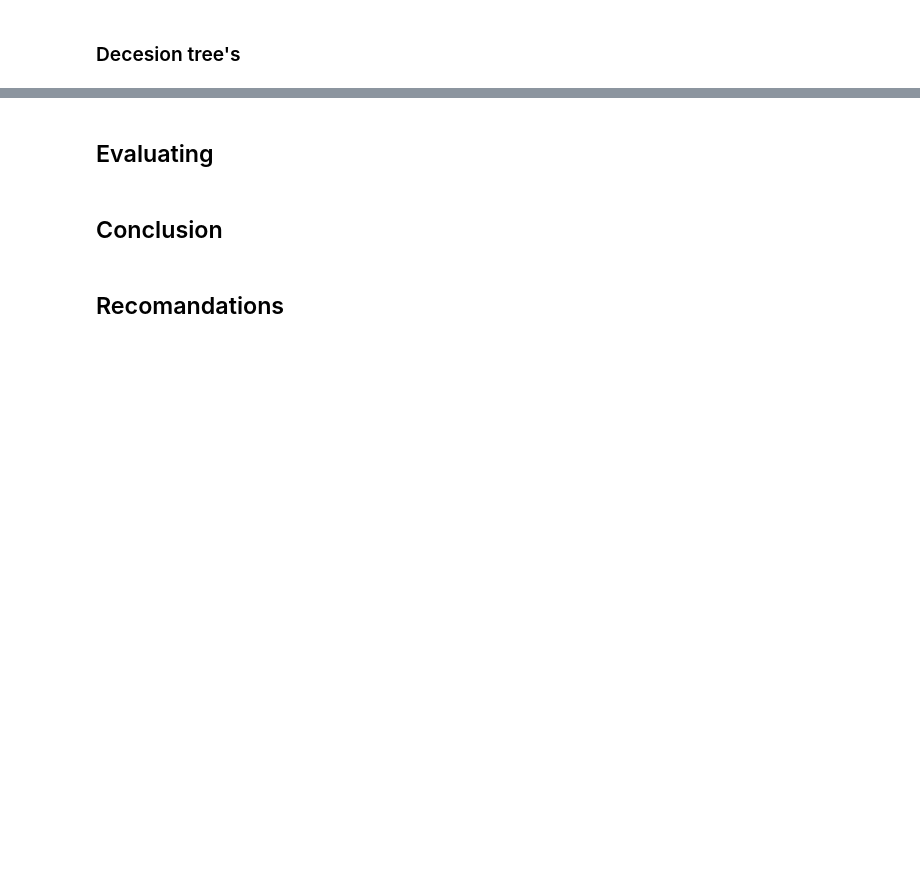
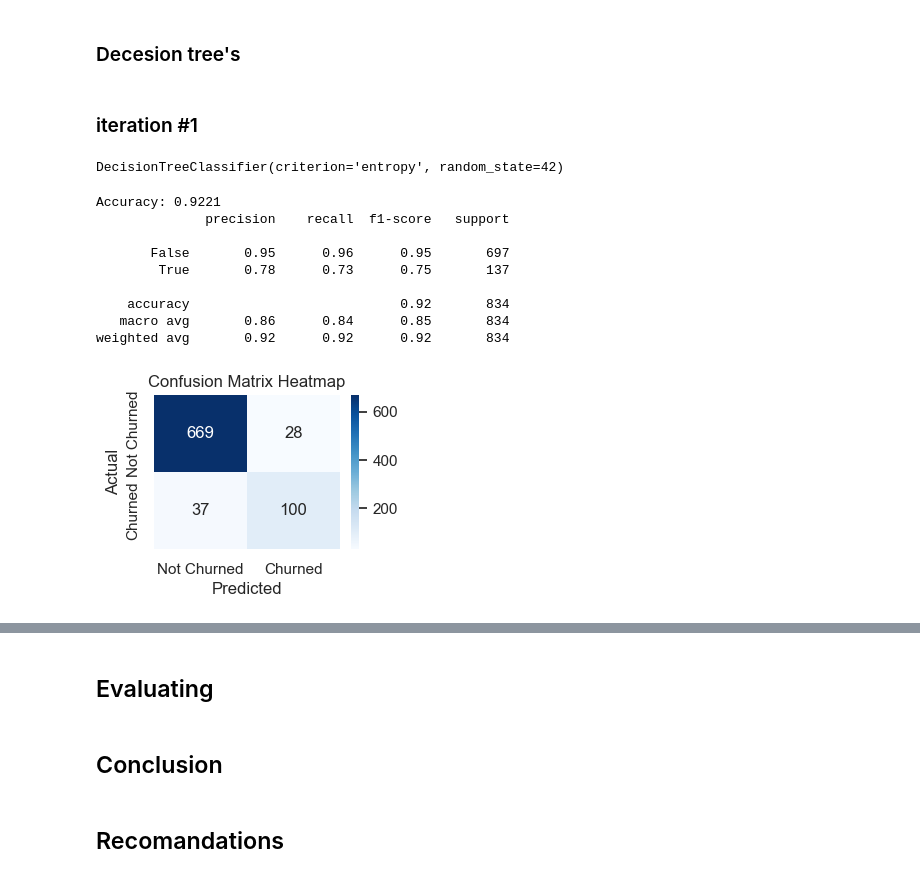
Before and after one commit to Churabros/Churn-predictor-model, a Jupyter notebook: index.ipynb, the cells around one changed output, grey strips where cells are left out. Drawn from its saved outputs; the diff is of its cells as text; code cells hidden in the pictures; blank space fills up the shorter version.

Commit message:
added decesion trees

```diff
--- a/index.ipynb
+++ b/index.ipynb
@@ -479,2 +511,29 @@ weighted avg       0.84      0.87      0.85      1000
 # %% [markdown]
 ### Decesion tree's
+# %% [markdown]
+### iteration #1
+# %%
+# declare the decesion tree with criterion of entropy
+clf = DecisionTreeClassifier(random_state= 42,criterion= 'entropy' )
+# fit the model to the train data
+clf.fit(X_train,y_train )
+# %% [output]
+DecisionTreeClassifier(criterion='entropy', random_state=42)
+# %%
+y_pred_tree = clf.predict(X_test)
+# %%
+
+print(f"Accuracy: {accuracy_score(y_test, y_pred_tree):.4f}")
+print(classification_report(y_test, y_pred_tree))
+plot_confusion_matrix(y_test, y_pred_tree, labels=['Not Churned', 'Churned'])
+# %% [output]
+Accuracy: 0.9221
+              precision    recall  f1-score   support
+
+       False       0.95      0.96      0.95       697
+        True       0.78      0.73      0.75       137
+
+    accuracy                           0.92       834
+   macro avg       0.86      0.84      0.85       834
+weighted avg       0.92      0.92      0.92       834
+[figure, added]
```
Also changed, not shown: parts of 15 cells of this notebook.
